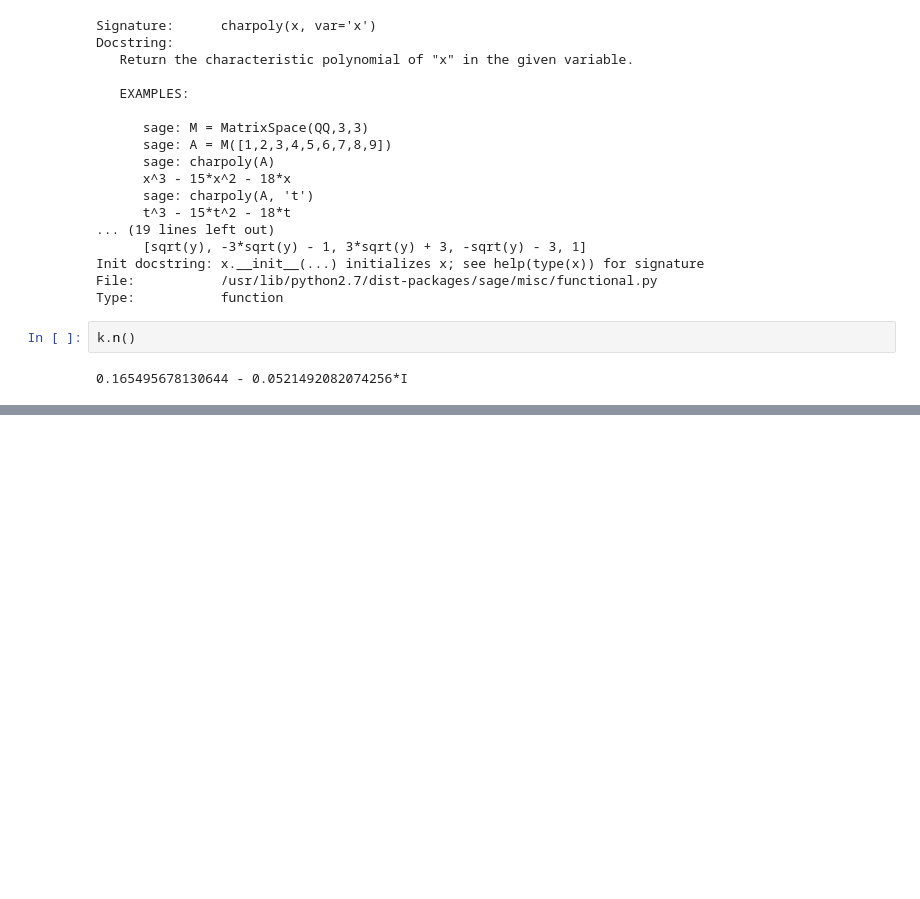
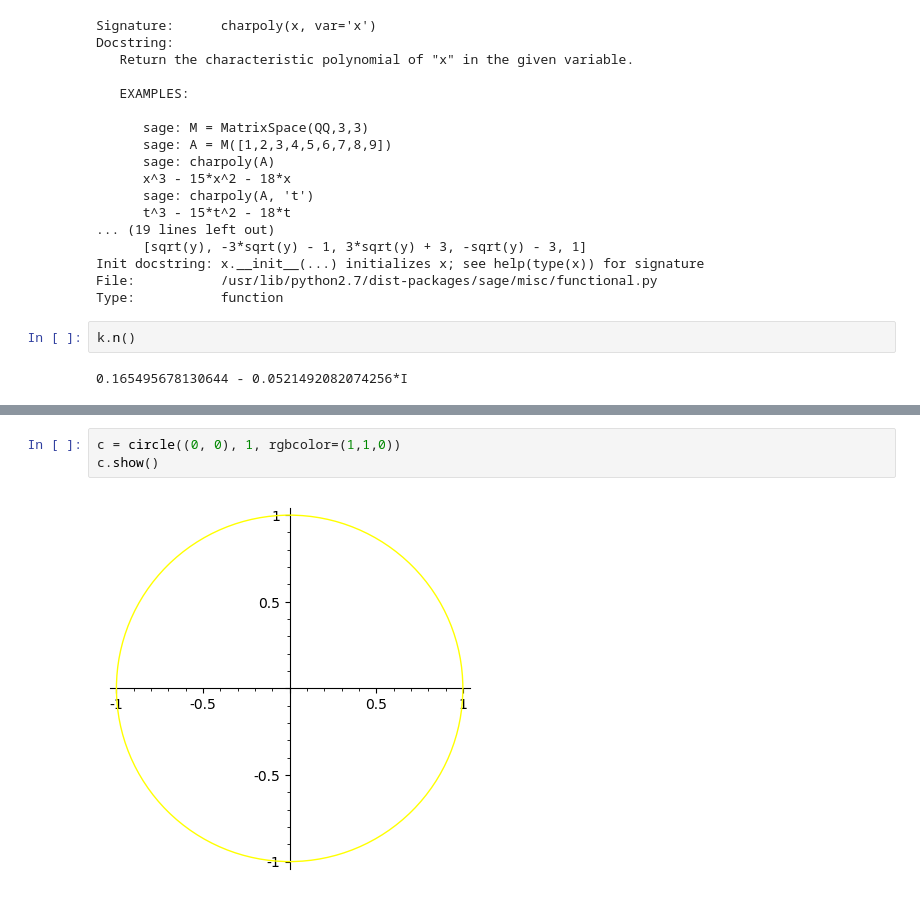
Before and after one commit to djndl1/Mathematica, a Jupyter notebook: sage/basic_tutorial.ipynb, the cells around one changed output, grey strips where cells are left out. Drawn from its saved outputs; the diff is of its cells as text; blank space fills up the shorter version.

```diff
--- a/sage/basic_tutorial.ipynb
+++ b/sage/basic_tutorial.ipynb
@@ -49,0 +152,5 @@ k.n()
+# %%
+c = circle((0, 0), 1, rgbcolor=(1,1,0))
+c.show()
+# %% [output]
+[figure, added]
```
Also changed, not shown: parts of 48 cells of this notebook.
